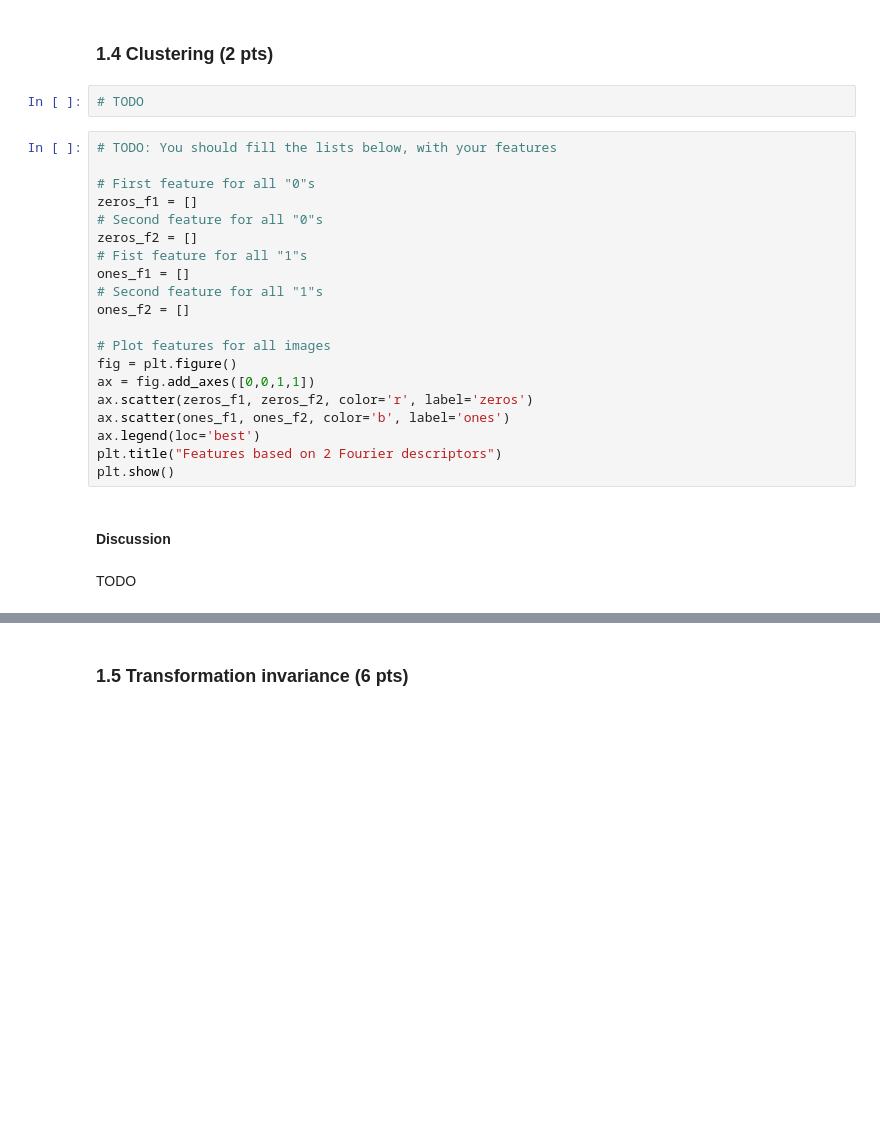
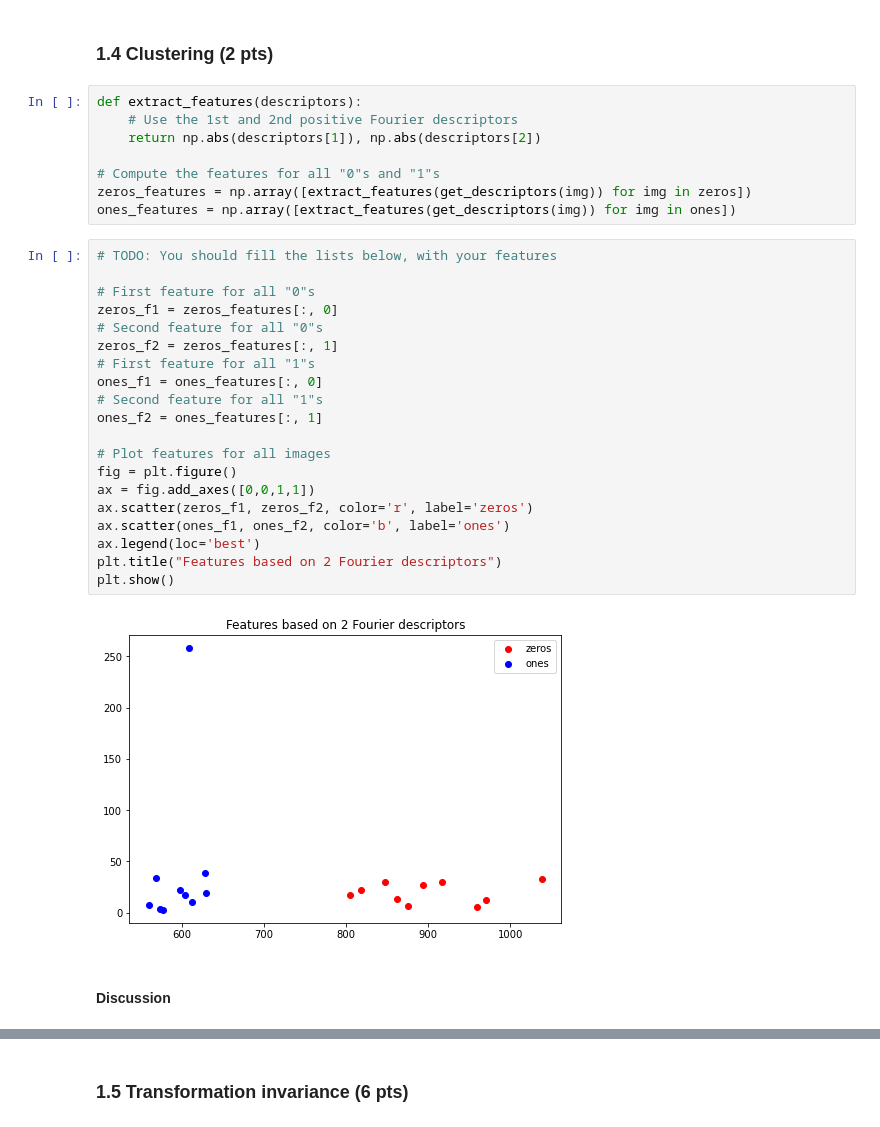
Before and after one commit to tobiasforest/iapr, a Jupyter notebook: labs/lab_02_object_description.ipynb, the cells around one changed output, grey strips where cells are left out. Cells and saved outputs as stored; diff of their text form; blank space fills up the shorter version.

```diff
--- a/labs/lab_02_object_description.ipynb
+++ b/labs/lab_02_object_description.ipynb
@@ -207,28 +306,34 @@ TODO
 # %% [markdown]
 ### 1.4 Clustering (2 pts)
-# %%
-# TODO
+# %%
+def extract_features(descriptors):
+    # Use the 1st and 2nd positive Fourier descriptors
+    return np.abs(descriptors[1]), np.abs(descriptors[2])
+
+# Compute the features for all "0"s and "1"s
+zeros_features = np.array([extract_features(get_descriptors(img)) for img in zeros])
+ones_features = np.array([extract_features(get_descriptors(img)) for img in ones])
 # %%
 # TODO: You should fill the lists below, with your features
 
 # First feature for all "0"s
-zeros_f1 = []
+zeros_f1 = zeros_features[:, 0]
 # Second feature for all "0"s
-zeros_f2 = []
-# Fist feature for all "1"s
-ones_f1 = []
+zeros_f2 = zeros_features[:, 1]
+# First feature for all "1"s
+ones_f1 = ones_features[:, 0]
 # Second feature for all "1"s
-ones_f2 = []
+ones_f2 = ones_features[:, 1]
 
 # Plot features for all images
 fig = plt.figure()
 ax = fig.add_axes([0,0,1,1])
 ax.scatter(zeros_f1, zeros_f2, color='r', label='zeros')
 ax.scatter(ones_f1, ones_f2, color='b', label='ones')
 ax.legend(loc='best')
 plt.title("Features based on 2 Fourier descriptors")
 plt.show()
+# %% [output]
+[figure, added]
 # %% [markdown]
 #### Discussion
-# %% [markdown]
-TODO
```
Also changed, not shown: parts of 35 cells of this notebook.
